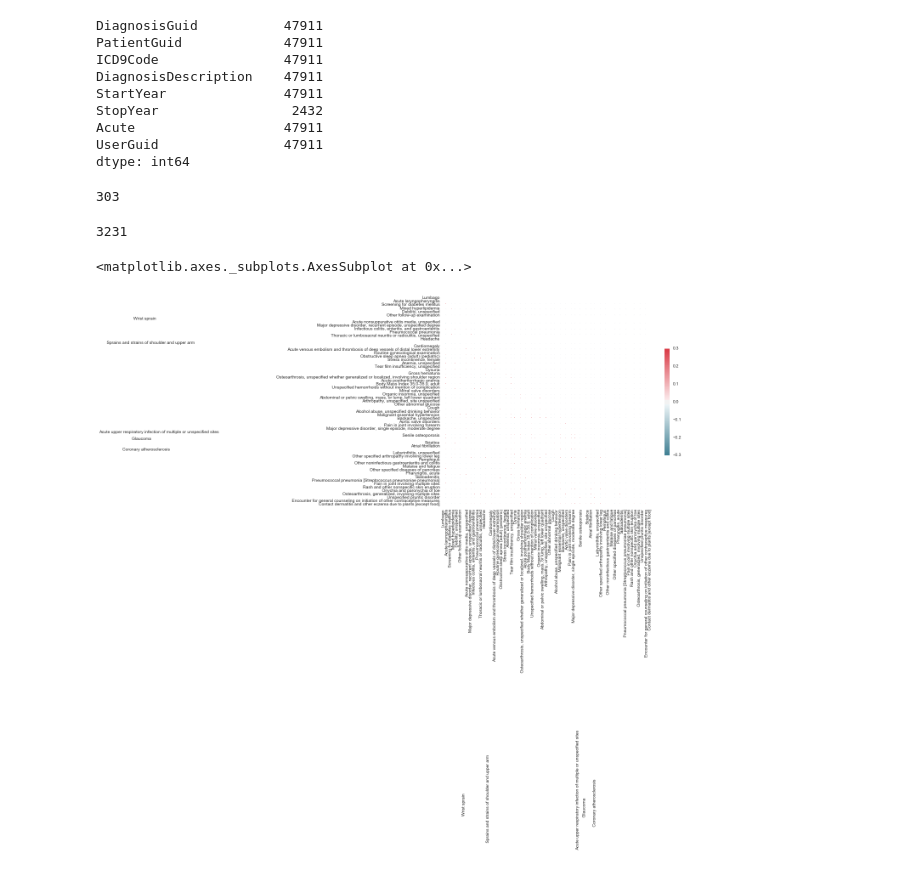
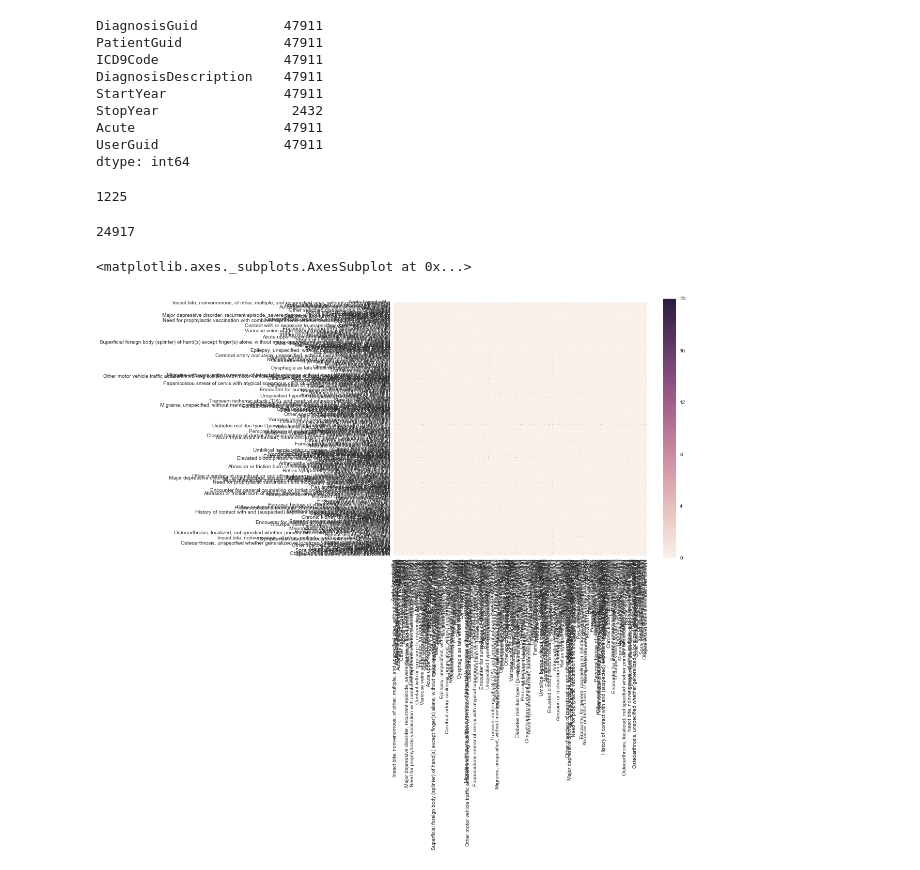
Before and after one commit to asazonov/emr2comobridities, a Jupyter notebook: explore_kaggle.ipynb, the cells around one changed output. Drawn from its saved outputs; the diff is of its cells as text; code cells hidden in the pictures.

```diff
--- a/explore_kaggle.ipynb
+++ b/explore_kaggle.ipynb
@@ -9,6 +9,7 @@ import numpy as np
 import matplotlib.pyplot as plt
 # %%
 df = pd.read_csv('test_SyncDiagnosis.csv')
+df["DiagnosisDescription"] = df["DiagnosisDescription"].map(str.strip)
 # %%
 df.head()
 # %% [output]
@@ -36,7 +37,7 @@ df_processed = grouping.count()['DiagnosisGuid'].to_frame().reset_index().drop('
 # %%
 current_patient = ''
 patient_diagosis_dict = {}
-for record in df_processed.head(500).iterrows():
+for record in df_processed.head(5000).iterrows():
     patient = record[1]['PatientGuid']
     diagnosis = record[1]['DiagnosisDescription']
 
@@ -61,32 +62,32 @@ for patient in patient_diagosis_dict.keys():
 # %%
 G.number_of_nodes()
 # %% [output]
-303
+1225
 # %%
 G.number_of_edges()
 # %% [output]
-3231
+24917
 # %%
 nx.write_gexf(G, 'net.gexf')
 # %%
 nx.write_gml(G, 'net.gml')
 # %%
-corr = nx.to_pandas_dataframe(G).corr()
+corr = nx.to_pandas_dataframe(G)#.corr()
 # %%
 # Generate a mask for the upper triangle
 mask = np.zeros_like(corr, dtype=np.bool)
 mask[np.triu_indices_from(mask)] = True
 
 # Set up the matplotlib figure
 f, ax = plt.subplots(figsize=(11, 9))
 
 # Generate a custom diverging colormap
 cmap = sns.diverging_palette(220, 10, as_cmap=True)
 
 # Draw the heatmap with the mask and correct aspect ratio
-sns.heatmap(corr, mask=mask, cmap=cmap, vmax=.3,
+sns.heatmap(corr, #mask=mask,
             square=True, xticklabels=5, yticklabels=5,
-            linewidths=.5, cbar_kws={"shrink": .5}, ax=ax)
+             ax=ax)
 # %% [output]
 <matplotlib.axes._subplots.AxesSubplot at 0x...>
-[figure, old version]
+[figure, new version]
```
Also changed, not shown: parts of 6 cells of this notebook, 2 other files.
